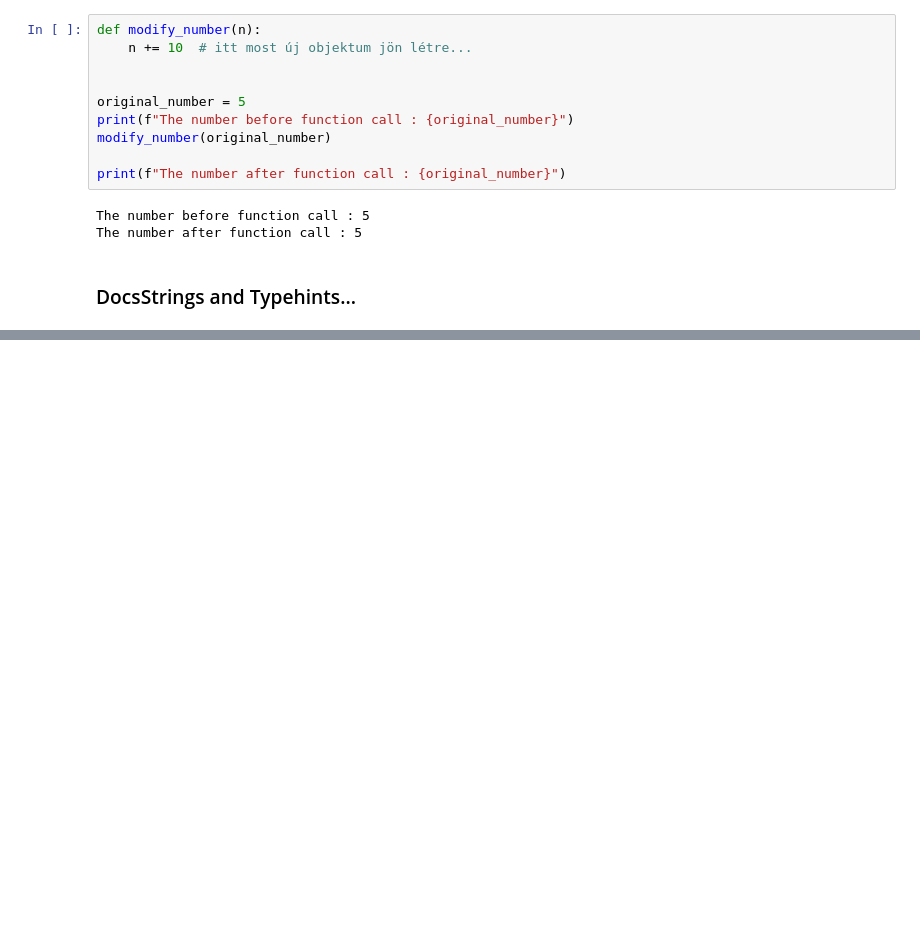
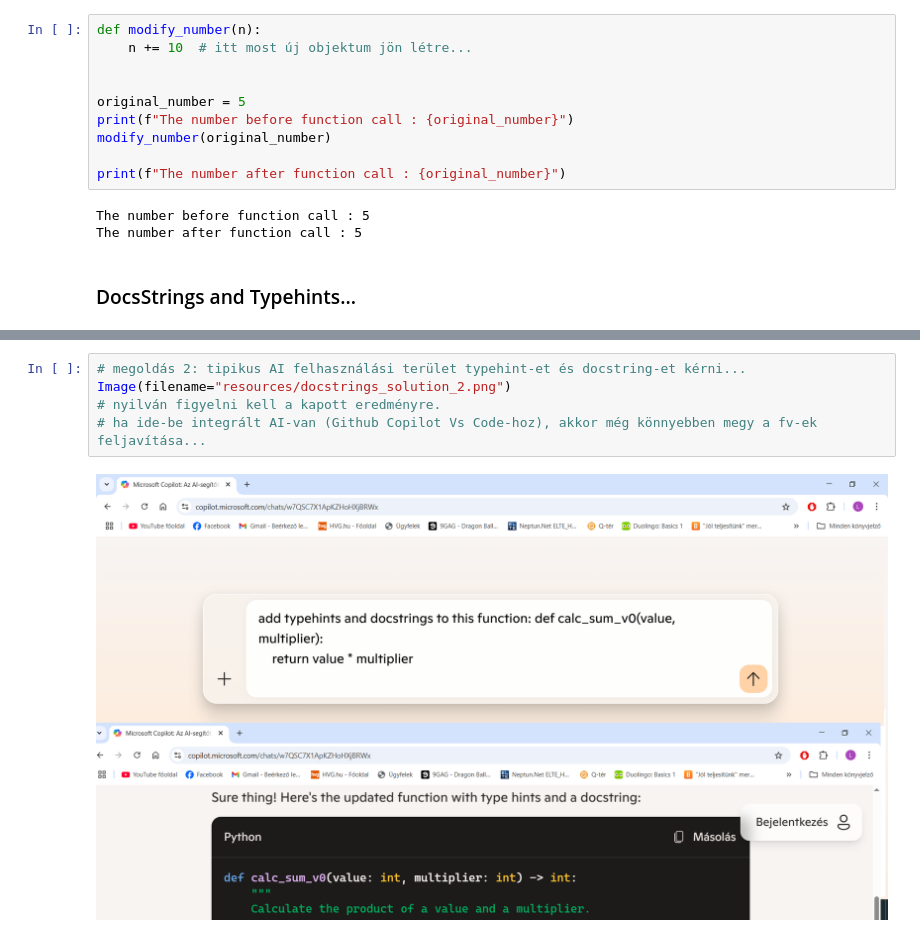
Before and after one commit to bebesi33/python_lecture, a Jupyter notebook: L04_containers_functions/s04_functions.ipynb, the cells around one changed output, grey strips where cells are left out. Drawn from its saved outputs; the diff is of its cells as text; blank space fills up the shorter version.

```diff
--- a/L04_containers_functions/s04_functions.ipynb
+++ b/L04_containers_functions/s04_functions.ipynb
@@ -69,0 +124,7 @@ The number after function call : 5
+# %%
+# megoldás 2: tipikus AI felhasználási terület typehint-et és docstring-et kérni...
+Image(filename="resources/docstrings_solution_2.png")
+# nyilván figyelni kell a kapott eredményre.
+# ha ide-be integrált AI-van (Github Copilot Vs Code-hoz), akkor még könnyebben megy a fv-ek feljavítása...
+# %% [output]
+[figure, added]
```
Also changed, not shown: parts of 9 cells of this notebook, 5 other files.
